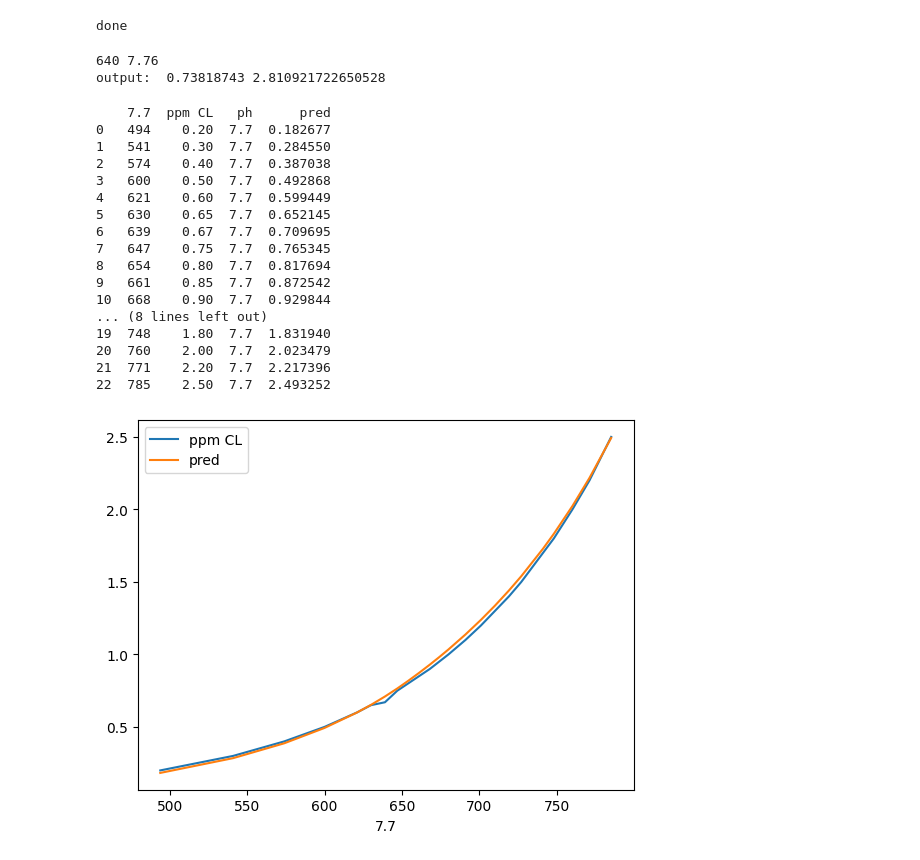
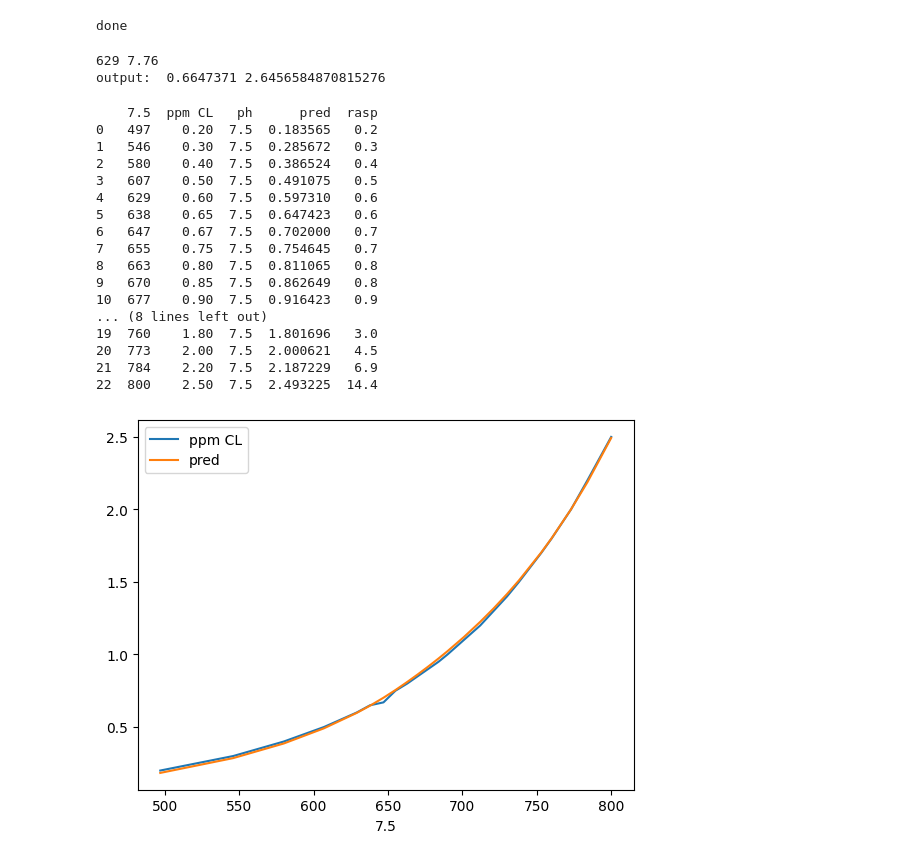
Before and after one commit to mzakharo/tubby, a Jupyter notebook: fc_model.ipynb, the cells around one changed output. Cells and saved outputs as stored; diff of their text form; code cells hidden in the pictures.

```diff
--- a/fc_model.ipynb
+++ b/fc_model.ipynb
@@ -185,45 +186,56 @@ WARNING:tensorflow:Compiled the loaded model, but the compiled metrics have yet
 INFO:tensorflow:Assets written to: C:\Users\user\AppData\Local\Temp\tmpfjzgrhqo\assets
 INFO:tensorflow:Assets written to: C:\Users\user\AppData\Local\Temp\tmpfjzgrhqo\assets
 done
+# %%
+#model from
+
+def rasppool_convert(orp_mean, ph_mean):
+  # Some example values:
+  e_fc_adjust = 0;	# FC Adjustment in percentage
+  e_fc = round( 0.23 * (1 - e_fc_adjust) * (14 - ph_mean) ** (1/(400 - orp_mean))*(ph_mean - 4.1) ** ( (orp_mean - 516)/145) + 10.0 ** ( (orp_mean + ph_mean * 70 - 1282 ) / 40 ), 1 );
+  return e_fc
+# %%
+def rasppool_predict(df):
+    return [rasppool_convert(v[0], v[1]) for v in df.to_numpy()]
 # %%
-p0 = 640
+p0 = 629
 p1 = 7.76
 print(p0, p1)
 v = model.predict([(p0, p1)], verbose=0)[0][0]
-print('output: ', v, v*2.25 + 1.15)
+print('output: ', v, v*2.25 + LAB_OFFSET)
 # %% [output]
-640 7.76
-output:  0.73818743 2.810921722650528
+629 7.76
+output:  0.6647371 2.6456584870815276
 # %%
-ph = 7.7
+ph = 7.5
 
 x = df[[str(ph),  'ppm CL']]
 x = x.assign(ph=ph)
-new_row = {str(ph) : p0, 'ppm CL': 3, 'ph' : ph}
+#new_row = {str(ph) : p0, 'ppm CL': 3, 'ph' : ph}
 #x.loc[len(df.index)] = [p0, models[str(ph)].eval(x=p0), ph]
 
-v = model.predict(x[[str(ph), 'ph']], verbose=0)
-x['pred'] = v
+x['pred'] = model.predict(x[[str(ph), 'ph']], verbose=0)
+x['rasp'] = rasppool_predict(x[[str(ph), 'ph']])
 
 print(x)
 x.plot(x=str(ph), y=["ppm CL", "pred"]);
 # %% [output]
-    7.7  ppm CL   ph      pred
-0   494    0.20  7.7  0.182677
-1   541    0.30  7.7  0.284550
-2   574    0.40  7.7  0.387038
-3   600    0.50  7.7  0.492868
-4   621    0.60  7.7  0.599449
-5   630    0.65  7.7  0.652145
-6   639    0.67  7.7  0.709695
-7   647    0.75  7.7  0.765345
-8   654    0.80  7.7  0.817694
-9   661    0.85  7.7  0.872542
-10  668    0.90  7.7  0.929844
+    7.5  ppm CL   ph      pred  rasp
+0   497    0.20  7.5  0.183565   0.2
+1   546    0.30  7.5  0.285672   0.3
+2   580    0.40  7.5  0.386524   0.4
+3   607    0.50  7.5  0.491075   0.5
+4   629    0.60  7.5  0.597310   0.6
+5   638    0.65  7.5  0.647423   0.6
+6   647    0.67  7.5  0.702000   0.7
+7   655    0.75  7.5  0.754645   0.7
+8   663    0.80  7.5  0.811065   0.8
+9   670    0.85  7.5  0.862649   0.8
+10  677    0.90  7.5  0.916423   0.9
 ... (8 lines left out)
-19  748    1.80  7.7  1.831940
-20  760    2.00  7.7  2.023479
-21  771    2.20  7.7  2.217396
-22  785    2.50  7.7  2.493252
+19  760    1.80  7.5  1.801696   3.0
+20  773    2.00  7.5  2.000621   4.5
+21  784    2.20  7.5  2.187229   6.9
+22  800    2.50  7.5  2.493225  14.4
-[figure, old version]
+[figure, new version]
 # %%
```
Also changed, not shown: parts of 4 cells of this notebook.
